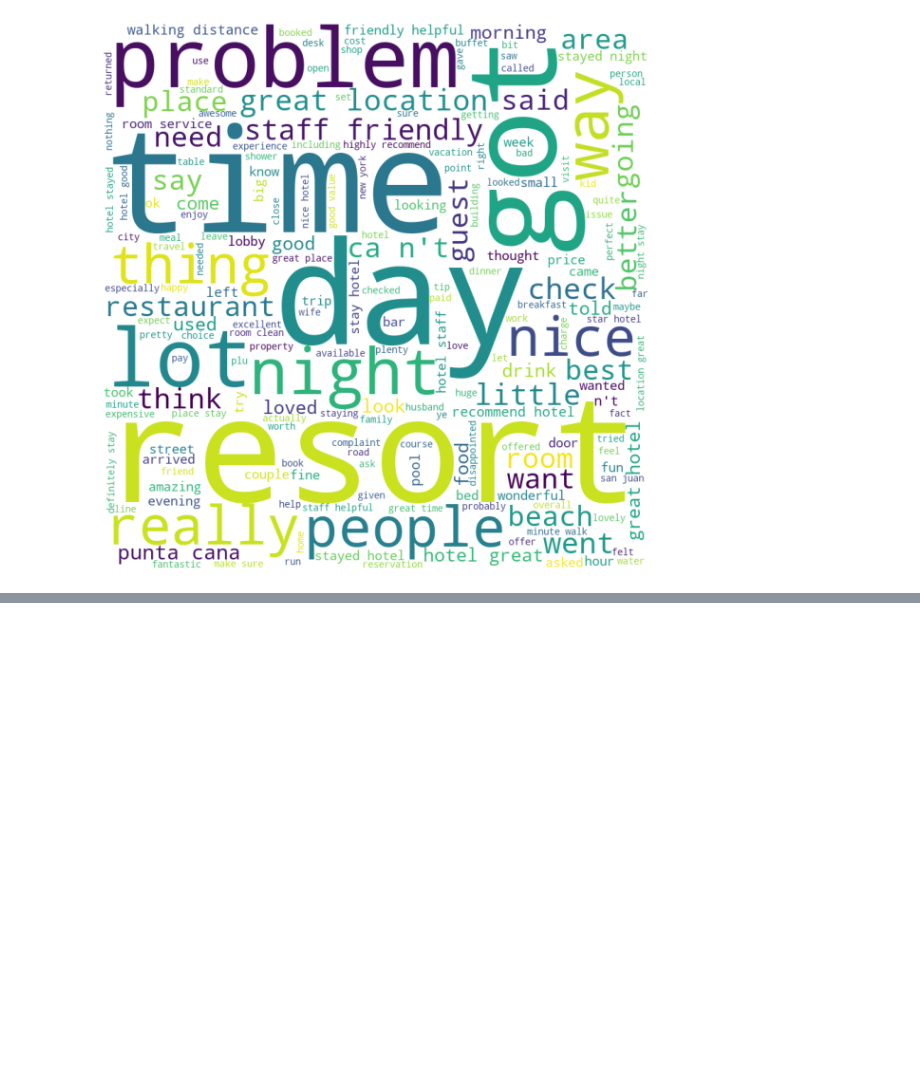
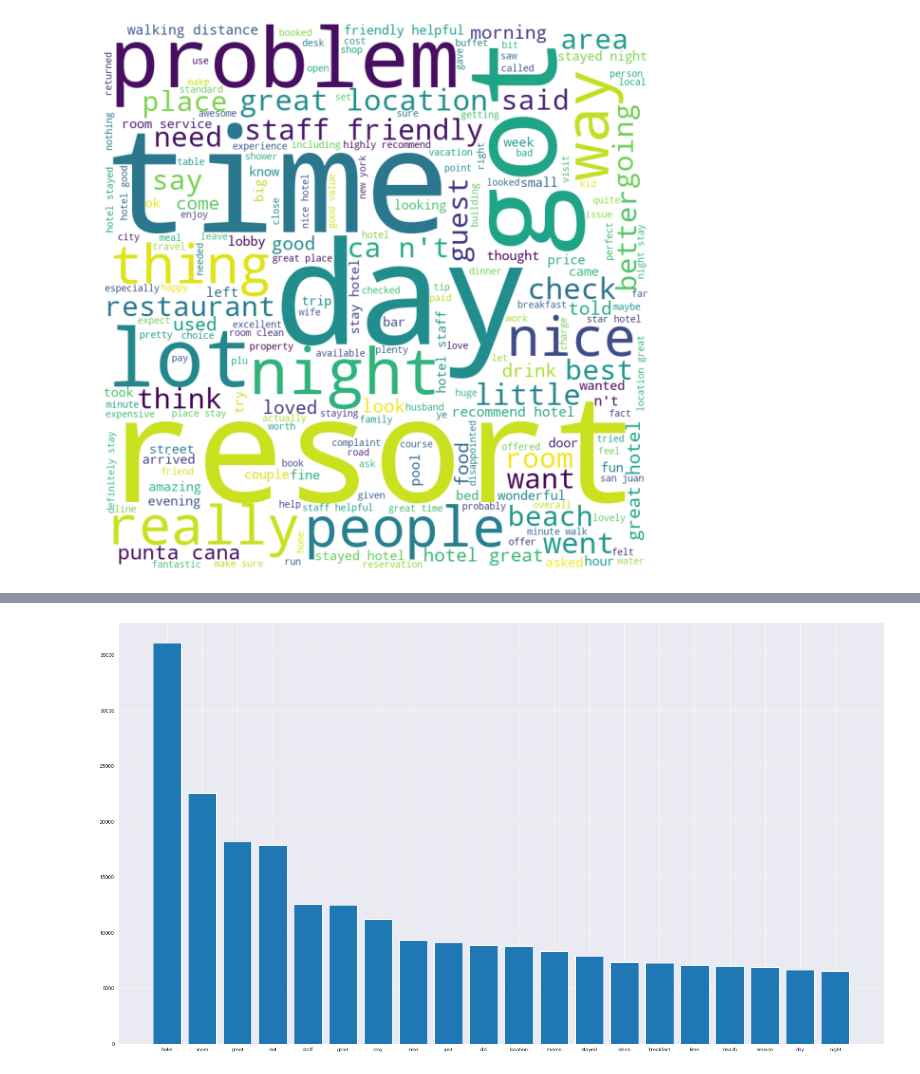
Before and after one commit to SsanyaS14/Hotel-NLP, a Jupyter notebook: Data Cleaning and Exploration.ipynb, the cells around one changed output, grey strips where cells are left out. Cells and saved outputs as stored; diff of their text form; code cells hidden in the pictures; blank space fills up the shorter version.

```diff
--- a/Data Cleaning and Exploration.ipynb
+++ b/Data Cleaning and Exploration.ipynb
@@ -286,0 +331,5 @@ fig.show()
+# %%
+common_words = get_top_n_words(positive['Review'], 20)
+for word, freq in common_words:
+    print(word, freq)
+df2 = pd.DataFrame(common_words, columns = ['Review' , 'count'])
@@ -286,0 +357,10 @@ fig.show()
+# %%
+import matplotlib.pyplot as plt
+fig = plt.figure()
+ax = fig.add_axes([0,0,1,1])
+review = df2['Review']
+count1 = df2['count']
+ax.bar(review,count1)
+plt.show()
+# %% [output]
+[figure, added]
```
Also changed, not shown: parts of 10 cells of this notebook.
